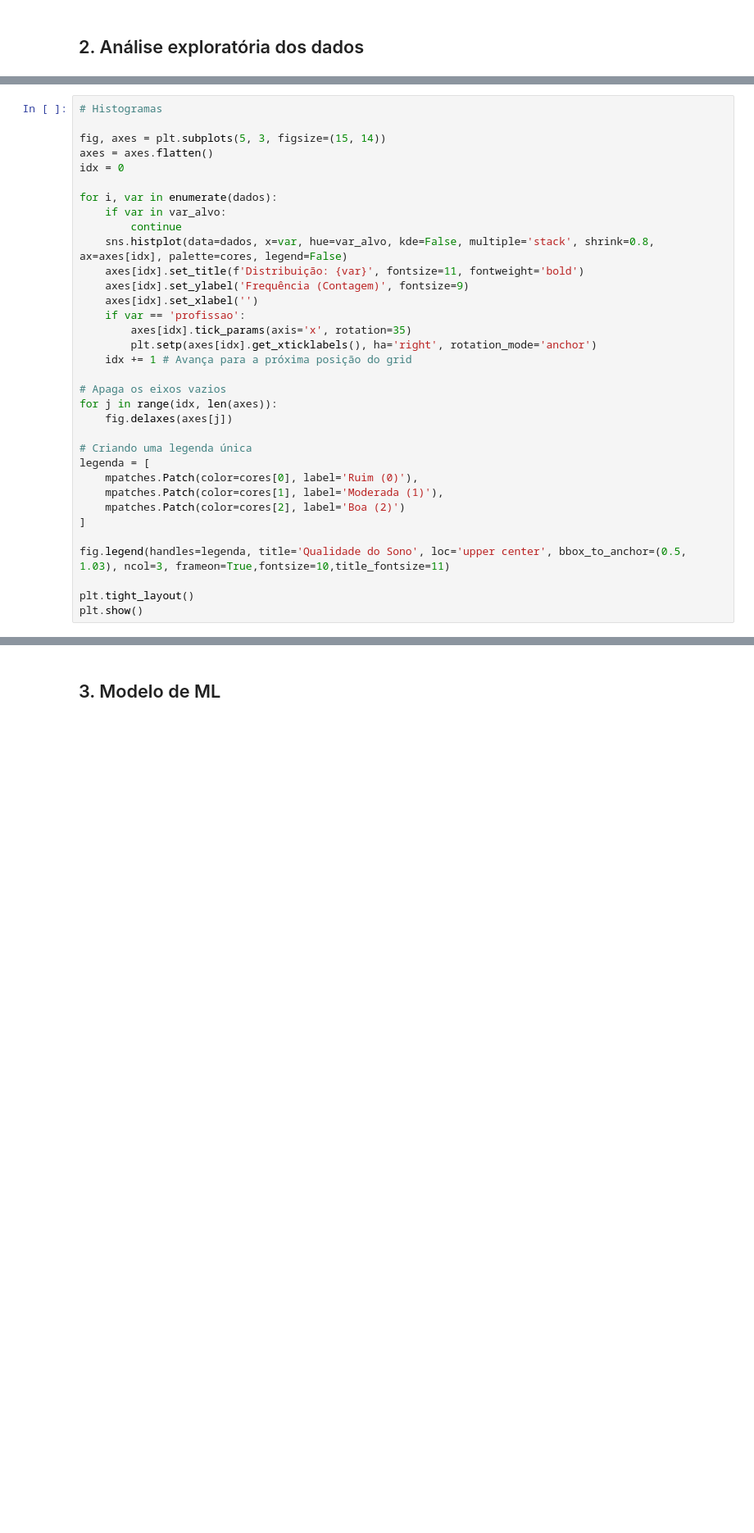
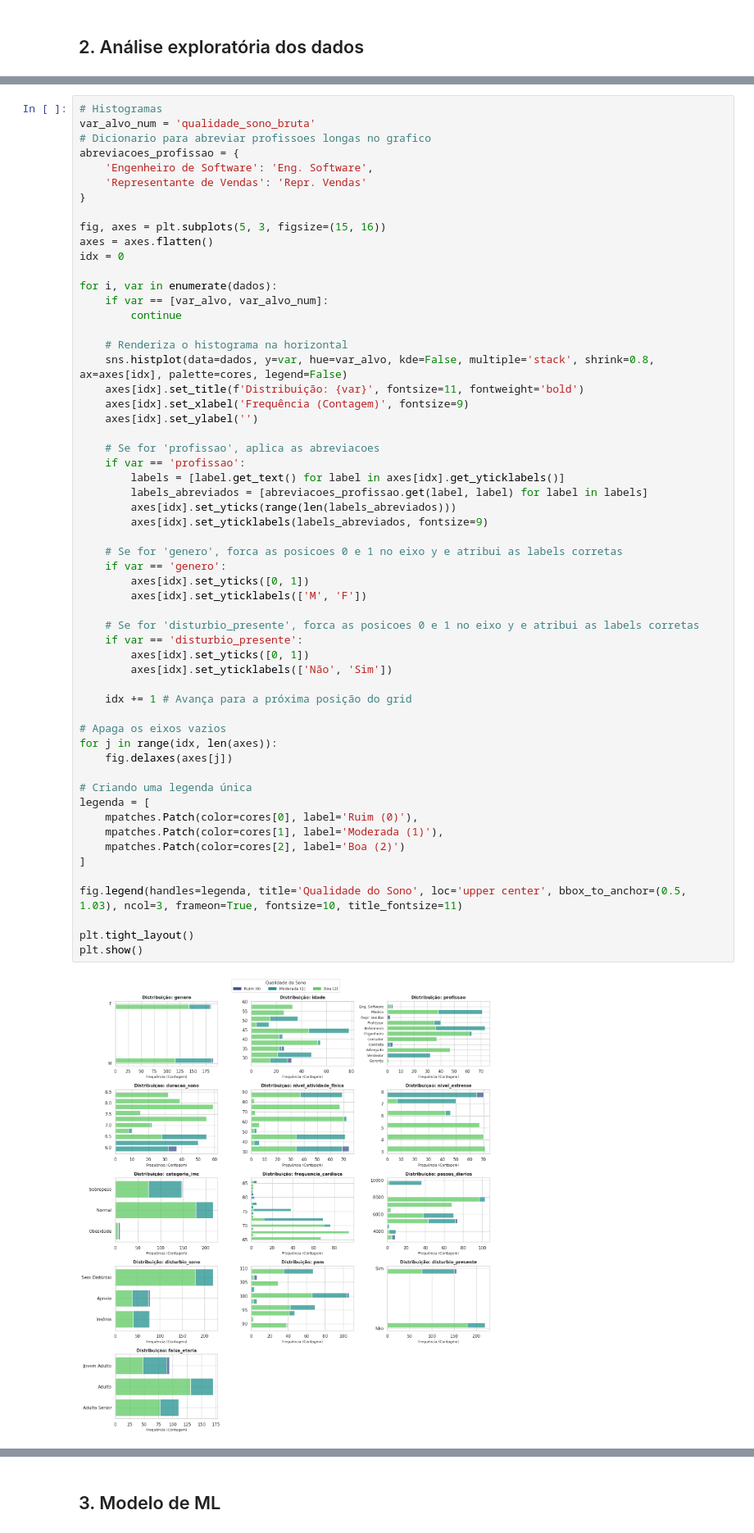
Before and after one commit to Squad-Nina-da-Hora/wmc-projeto-final-lifestyle, a Jupyter notebook: analise.ipynb, the cells around one changed output, grey strips where cells are left out. Shown at 82% size. Cells and saved outputs as stored; diff of their text form; blank space fills up the shorter version.

```diff
--- a/analise.ipynb
+++ b/analise.ipynb
@@ -393,37 +572,62 @@ plt.show()
 # %%
 # Histogramas
+var_alvo_num = 'qualidade_sono_bruta'
+# Dicionario para abreviar profissoes longas no grafico
+abreviacoes_profissao = {
+    'Engenheiro de Software': 'Eng. Software',
+    'Representante de Vendas': 'Repr. Vendas'
+}
 
-fig, axes = plt.subplots(5, 3, figsize=(15, 14))
+fig, axes = plt.subplots(5, 3, figsize=(15, 16))
 axes = axes.flatten()
 idx = 0
 
 for i, var in enumerate(dados):
-    if var in var_alvo:
+    if var == [var_alvo, var_alvo_num]:
         continue
-    sns.histplot(data=dados, x=var, hue=var_alvo, kde=False, multiple='stack', shrink=0.8, ax=axes[idx], palette=cores, legend=False)
+
+    # Renderiza o histograma na horizontal
+    sns.histplot(data=dados, y=var, hue=var_alvo, kde=False, multiple='stack', shrink=0.8, ax=axes[idx], palette=cores, legend=False)
     axes[idx].set_title(f'Distribuição: {var}', fontsize=11, fontweight='bold')
-    axes[idx].set_ylabel('Frequência (Contagem)', fontsize=9)
-    axes[idx].set_xlabel('')
+    axes[idx].set_xlabel('Frequência (Contagem)', fontsize=9)
+    axes[idx].set_ylabel('')
+
+    # Se for 'profissao', aplica as abreviacoes
     if var == 'profissao':
-        axes[idx].tick_params(axis='x', rotation=35)
-        plt.setp(axes[idx].get_xticklabels(), ha='right', rotation_mode='anchor')
+        labels = [label.get_text() for label in axes[idx].get_yticklabels()]
+        labels_abreviados = [abreviacoes_profissao.get(label, label) for label in labels]
+        axes[idx].set_yticks(range(len(labels_abreviados)))
+        axes[idx].set_yticklabels(labels_abreviados, fontsize=9)
+
+    # Se for 'genero', forca as posicoes 0 e 1 no eixo y e atribui as labels corretas
+    if var == 'genero':
+        axes[idx].set_yticks([0, 1])
+        axes[idx].set_yticklabels(['M', 'F'])
+
+    # Se for 'disturbio_presente', forca as posicoes 0 e 1 no eixo y e atribui as labels corretas
+    if var == 'disturbio_presente':
+        axes[idx].set_yticks([0, 1])
+        axes[idx].set_yticklabels(['Não', 'Sim'])
+
     idx += 1 # Avança para a próxima posição do grid
 
 # Apaga os eixos vazios
 for j in range(idx, len(axes)):
     fig.delaxes(axes[j])
 
 # Criando uma legenda única
 legenda = [
     mpatches.Patch(color=cores[0], label='Ruim (0)'),
     mpatches.Patch(color=cores[1], label='Moderada (1)'),
     mpatches.Patch(color=cores[2], label='Boa (2)')
 ]
 
-fig.legend(handles=legenda, title='Qualidade do Sono', loc='upper center', bbox_to_anchor=(0.5, 1.03), ncol=3, frameon=True,fontsize=10,title_fontsize=11)
+fig.legend(handles=legenda, title='Qualidade do Sono', loc='upper center', bbox_to_anchor=(0.5, 1.03), ncol=3, frameon=True, fontsize=10, title_fontsize=11)
 
 plt.tight_layout()
 plt.show()
+# %% [output]
+[figure, added]
 # %%
 # Verificando normalidade dos dados
 
```
Also changed, not shown: parts of 43 cells of this notebook.
